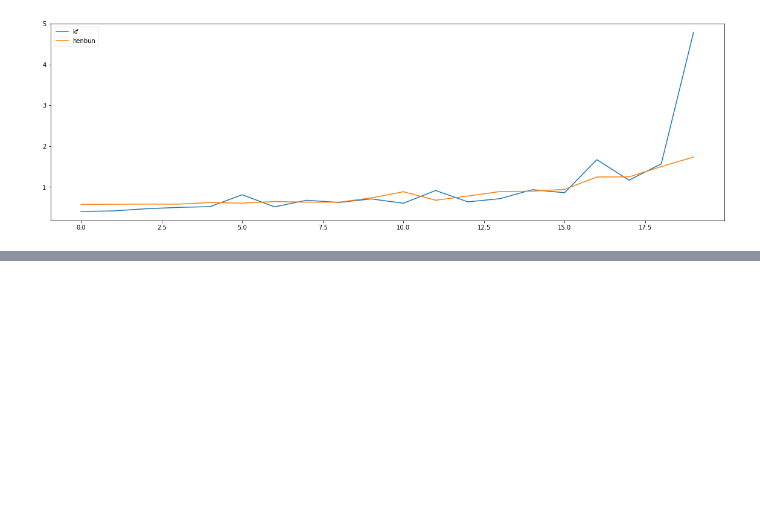
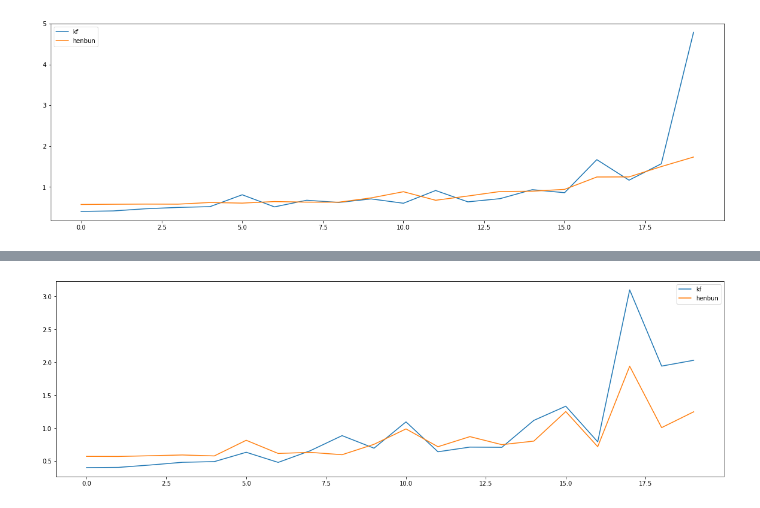
Before and after one commit to tychy/data-assimilation, a Jupyter notebook: python/lorenz.ipynb, the cells around one changed output, grey strips where cells are left out. Cells and saved outputs as stored; diff of their text form; code cells hidden in the pictures; blank space fills up the shorter version.

```diff
--- a/python/lorenz.ipynb
+++ b/python/lorenz.ipynb
@@ -152,3 +174,21 @@ plt.legend()
 plt.savefig("Kansokugosa.png")
 # %% [output]
 [figure]
+# %%
+# RMSEを入れる
+kf_kansoku = []
+henbun_kansoku = []
+for i in range(0, 20):
+    print("start to delete ramdom {} row".format(i))
+    step = 300
+    rec =1
+    kf_val = 0.0
+    henbun_val = 0.0
+    for _ in range(rec):
+        del_key = np.random.choice(N, i, replace=False)
+        kf_out = kf(x_last, data, datawithnoise, param=1.1, step=step, del_key=del_key)
+        henbun_out = henbun(x_last, data, datawithnoise, step=step, del_key=del_key)
+        kf_val += np.array(kf_out[1][101:]).mean()
+        henbun_val += np.array(henbun_out[1][101:]).mean()
+    kf_kansoku.append(kf_val / rec)
+    henbun_kansoku.append(henbun_val /rec)
@@ -154,0 +213,7 @@ plt.savefig("Kansokugosa.png")
+# %%
+plt.plot(kf_kansoku, label='kf')
+plt.plot(henbun_kansoku,label='henbun')
+plt.legend()
+plt.savefig("Kansokugosa_20.png")
+# %% [output]
+[figure, added]
```
Also changed, not shown: parts of 6 cells of this notebook.
